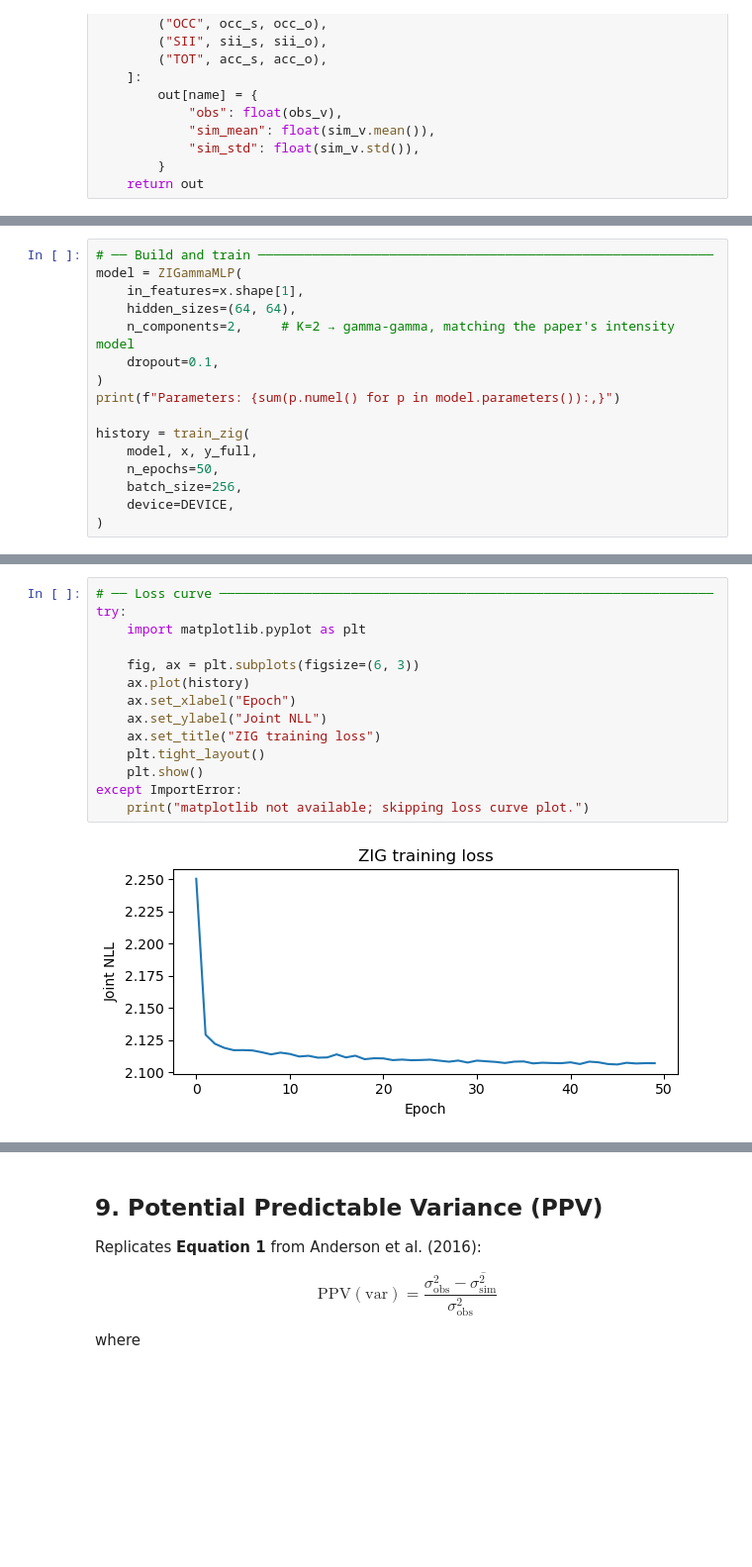
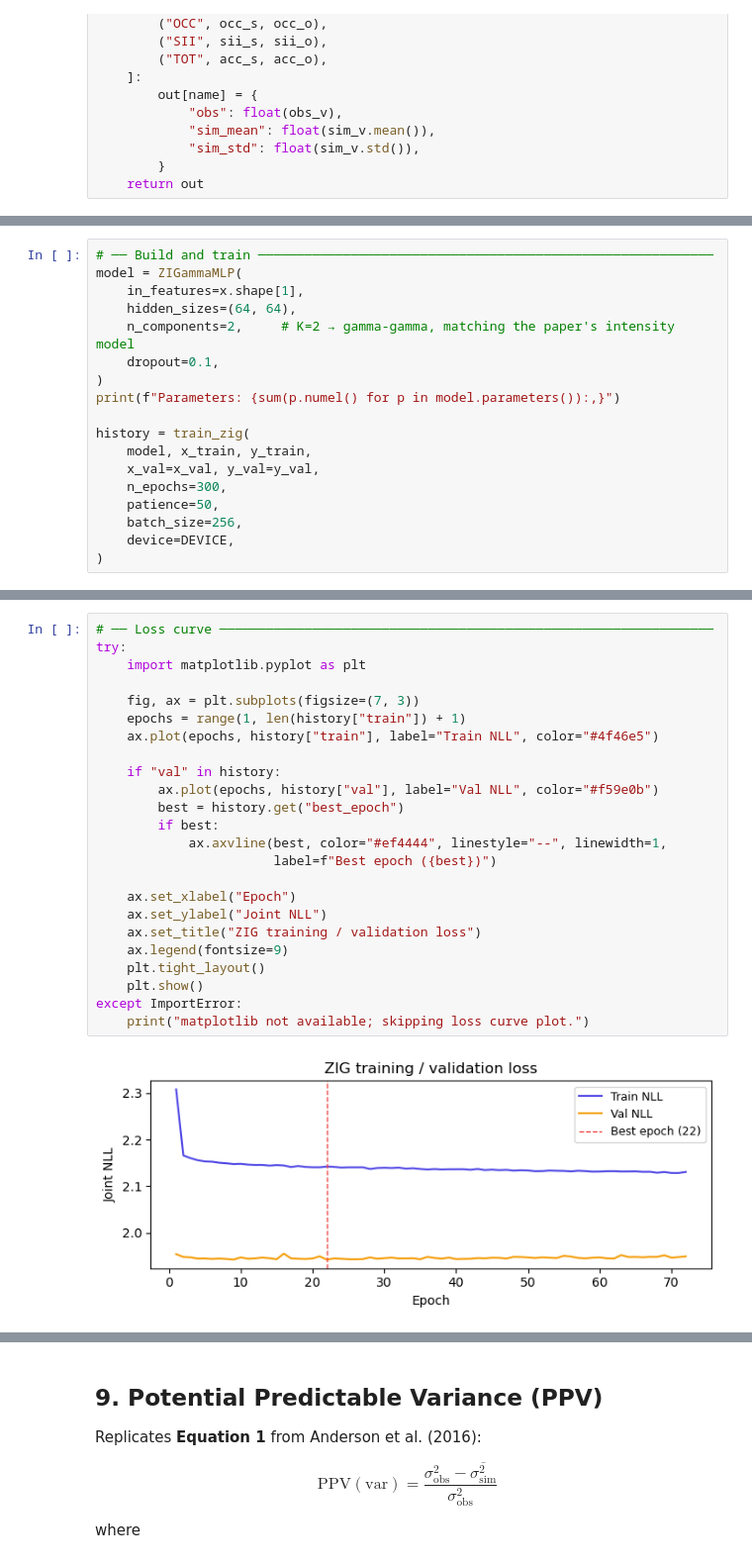
Before and after one commit to eabarnes1010/potential_predictability, a Jupyter notebook: zig_precip.ipynb, the cells around one changed output, grey strips where cells are left out. Shown at 99% size. Cells and saved outputs as stored; diff of their text form; blank space fills up the shorter version.

```diff
--- a/zig_precip.ipynb
+++ b/zig_precip.ipynb
@@ -479,8 +638,10 @@ model = ZIGammaMLP(
 print(f"Parameters: {sum(p.numel() for p in model.parameters()):,}")
 
 history = train_zig(
-    model, x, y_full,
-    n_epochs=50,
+    model, x_train, y_train,
+    x_val=x_val, y_val=y_val,
+    n_epochs=300,
+    patience=50,
     batch_size=256,
     device=DEVICE,
 )
@@ -494,19 +658,29 @@ Parameters: 5,383
 # %%
 # ── Loss curve ────────────────────────────────────────────────────────────────
 try:
     import matplotlib.pyplot as plt
 
-    fig, ax = plt.subplots(figsize=(6, 3))
-    ax.plot(history)
+    fig, ax = plt.subplots(figsize=(7, 3))
+    epochs = range(1, len(history["train"]) + 1)
+    ax.plot(epochs, history["train"], label="Train NLL", color="#4f46e5")
+
+    if "val" in history:
+        ax.plot(epochs, history["val"], label="Val NLL", color="#f59e0b")
+        best = history.get("best_epoch")
+        if best:
+            ax.axvline(best, color="#ef4444", linestyle="--", linewidth=1,
+                       label=f"Best epoch ({best})")
+
     ax.set_xlabel("Epoch")
     ax.set_ylabel("Joint NLL")
-    ax.set_title("ZIG training loss")
+    ax.set_title("ZIG training / validation loss")
+    ax.legend(fontsize=9)
     plt.tight_layout()
     plt.show()
 except ImportError:
     print("matplotlib not available; skipping loss curve plot.")
 # %% [output]
-[figure, old version]
+[figure, new version]
 # %%
 # ── Monte Carlo simulation ────────────────────────────────────────────────────
 # Use 50 realisations for speed here; set n_simulations=1000 for paper-equivalent runs
```
Also changed, not shown: parts of 21 cells of this notebook, 6 other files.
